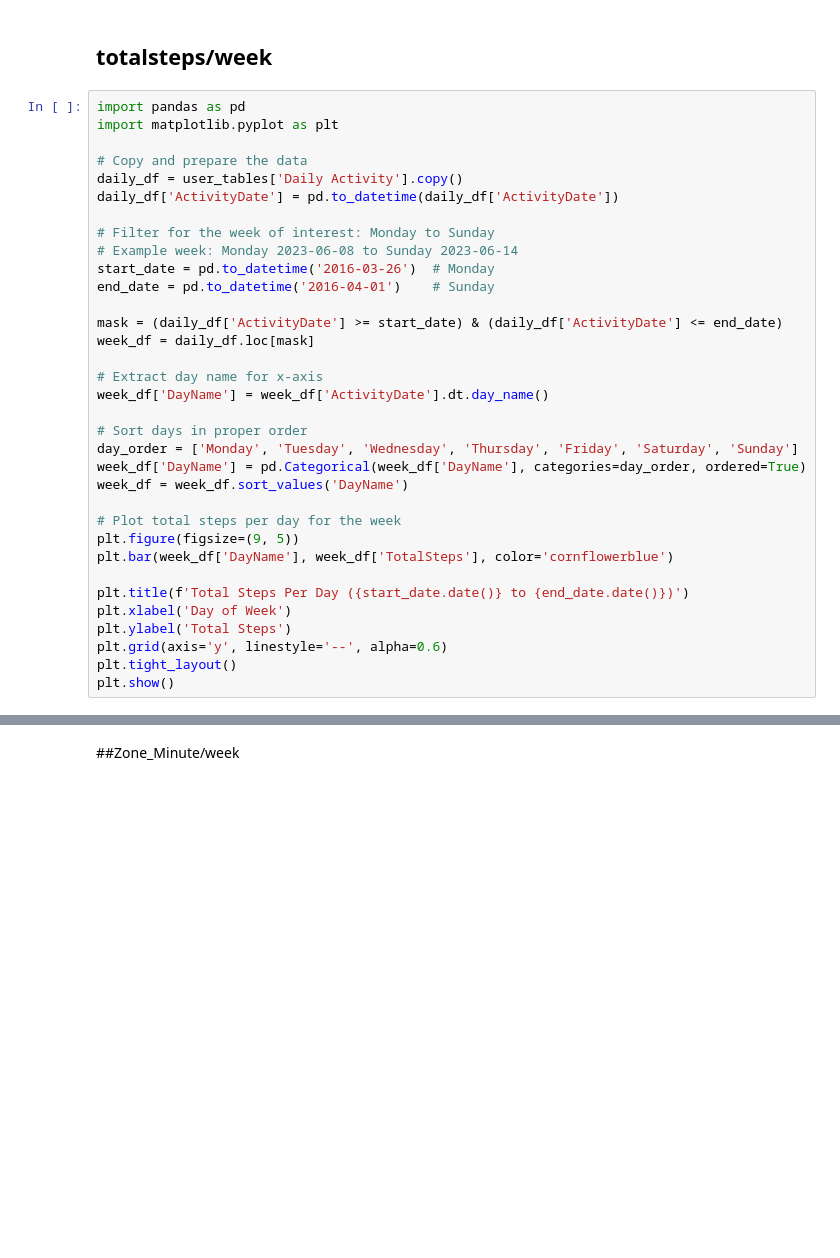
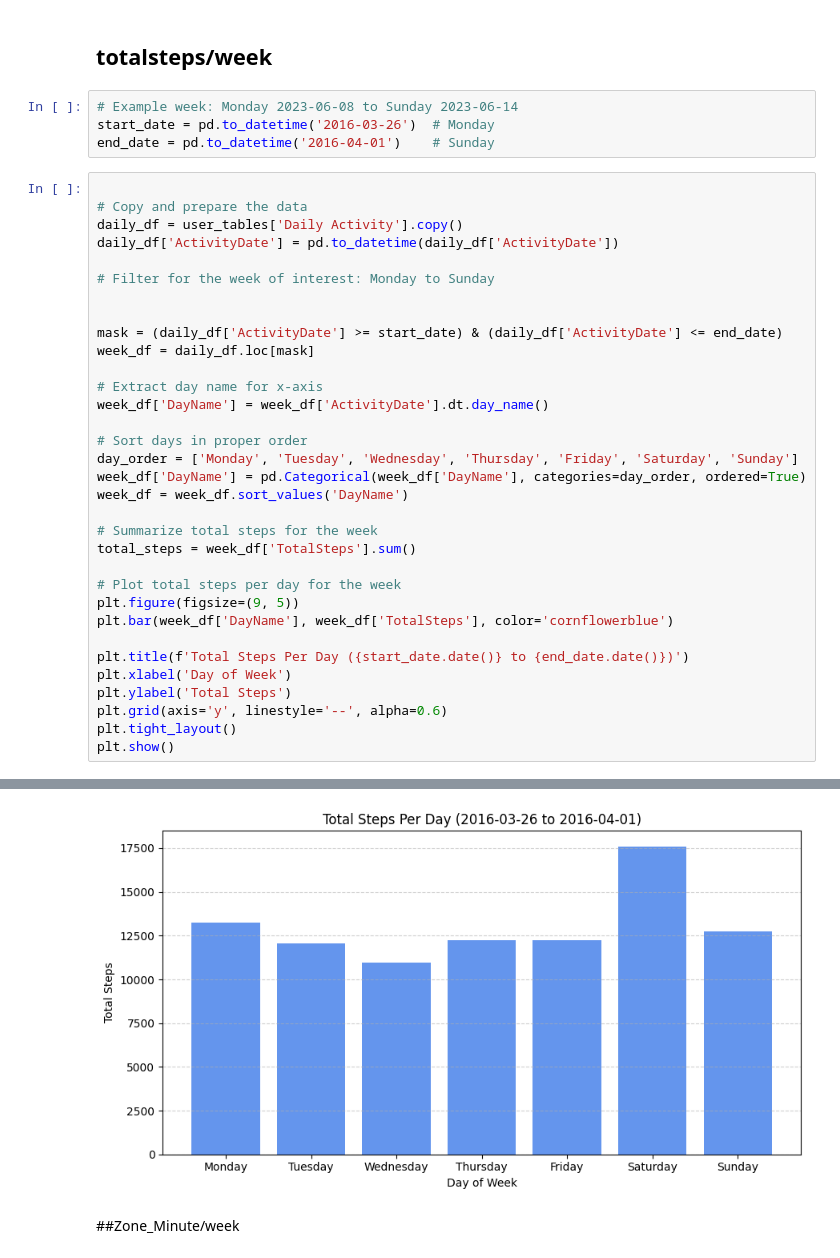
Before and after one commit to AnjaliVaghjiani/Thesis, a Jupyter notebook: DataAnalyisis.ipynb, the cells around one changed output, grey strips where cells are left out. Saved outputs shown, nothing was run; the diff lists cells and outputs as text; blank space fills up the shorter version.

```diff
--- a/DataAnalyisis.ipynb
+++ b/DataAnalyisis.ipynb
@@ -236,17 +247,17 @@ plt.show()
 # %% [markdown]
 ## totalsteps/week
+# %%
+# Example week: Monday 2023-06-08 to Sunday 2023-06-14
+start_date = pd.to_datetime('2016-03-26')  # Monday
+end_date = pd.to_datetime('2016-04-01')    # Sunday
 # %%
-import pandas as pd
-import matplotlib.pyplot as plt
 
 # Copy and prepare the data
 daily_df = user_tables['Daily Activity'].copy()
 daily_df['ActivityDate'] = pd.to_datetime(daily_df['ActivityDate'])
 
 # Filter for the week of interest: Monday to Sunday
-# Example week: Monday 2023-06-08 to Sunday 2023-06-14
-start_date = pd.to_datetime('2016-03-26')  # Monday
-end_date = pd.to_datetime('2016-04-01')    # Sunday
+
 
 mask = (daily_df['ActivityDate'] >= start_date) & (daily_df['ActivityDate'] <= end_date)
 week_df = daily_df.loc[mask]
@@ -259,6 +270,9 @@ day_order = ['Monday', 'Tuesday', 'Wednesday', 'Thursday', 'Friday', 'Saturday',
 week_df['DayName'] = pd.Categorical(week_df['DayName'], categories=day_order, ordered=True)
 week_df = week_df.sort_values('DayName')
 
+# Summarize total steps for the week
+total_steps = week_df['TotalSteps'].sum()
+
 # Plot total steps per day for the week
 plt.figure(figsize=(9, 5))
 plt.bar(week_df['DayName'], week_df['TotalSteps'], color='cornflowerblue')
@@ -269,3 +283,4 @@ plt.ylabel('Total Steps')
 plt.grid(axis='y', linestyle='--', alpha=0.6)
 plt.tight_layout()
 plt.show()
+# %% [output]
@@ -272,3 +297,4 @@ plt.show()
+[figure, added]
 # %% [markdown]
 ##Zone_Minute/week
 # %%
```
Also changed, not shown: parts of 9 cells of this notebook.
